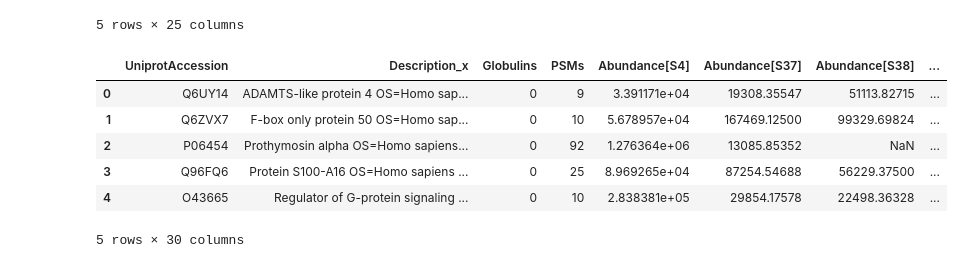
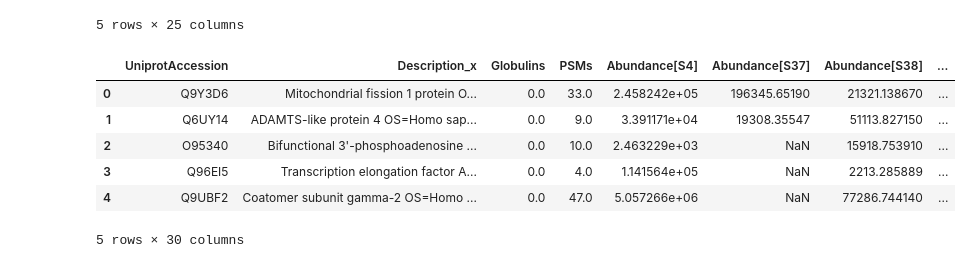
Before and after one commit to ypriverol/ms1, a Jupyter notebook: analyze-ms1-data.ipynb, the cells around one changed output. Drawn from its saved outputs; the diff is of its cells as text; code cells hidden in the pictures.

```diff
--- a/analyze-ms1-data.ipynb
+++ b/analyze-ms1-data.ipynb
@@ -55,14 +57,14 @@ dataset.head()
 | 4 | Q9UBF2 | Coatomer subunit gamma-2 OS=Homo ... | 0 | 47 | 5.057266e+06 | NaN | 77286.744140 | ... |
 5 rows × 25 columns
 # %%
-dataset = dataset.merge(inhouse_plasma_proteome, on="UniprotAccession", how = 'inner')
-dataset = dataset.merge(public_plasma_proteome, on="Gene", how='inner')
+dataset = pd.merge(dataset, inhouse_plasma_proteome, on="UniprotAccession", how='outer')
+dataset = pd.merge(dataset, public_plasma_proteome, on="Gene", how='outer')
 dataset.head()
 # %% [output]
 |  | UniprotAccession | Description_x | Globulins | PSMs | Abundance[S4] | Abundance[S37] | Abundance[S38] | ... |
-| 0 | Q6UY14 | ADAMTS-like protein 4 OS=Homo sap... | 0 | 9 | 3.391171e+04 | 19308.35547 | 51113.82715 | ... |
-| 1 | Q6ZVX7 | F-box only protein 50 OS=Homo sap... | 0 | 10 | 5.678957e+04 | 167469.12500 | 99329.69824 | ... |
-| 2 | P06454 | Prothymosin alpha OS=Homo sapiens... | 0 | 92 | 1.276364e+06 | 13085.85352 | NaN | ... |
-| 3 | Q96FQ6 | Protein S100-A16 OS=Homo sapiens ... | 0 | 25 | 8.969265e+04 | 87254.54688 | 56229.37500 | ... |
-| 4 | O43665 | Regulator of G-protein signaling ... | 0 | 10 | 2.838381e+05 | 29854.17578 | 22498.36328 | ... |
+| 0 | Q9Y3D6 | Mitochondrial fission 1 protein O... | 0.0 | 33.0 | 2.458242e+05 | 196345.65190 | 21321.138670 | ... |
+| 1 | Q6UY14 | ADAMTS-like protein 4 OS=Homo sap... | 0.0 | 9.0 | 3.391171e+04 | 19308.35547 | 51113.827150 | ... |
+| 2 | O95340 | Bifunctional 3'-phosphoadenosine ... | 0.0 | 10.0 | 2.463229e+03 | NaN | 15918.753910 | ... |
+| 3 | Q96EI5 | Transcription elongation factor A... | 0.0 | 4.0 | 1.141564e+05 | NaN | 2213.285889 | ... |
+| 4 | Q9UBF2 | Coatomer subunit gamma-2 OS=Homo ... | 0.0 | 47.0 | 5.057266e+06 | NaN | 77286.744140 | ... |
 5 rows × 30 columns
```
Also changed, not shown: parts of 4 cells of this notebook, 2 other files.
